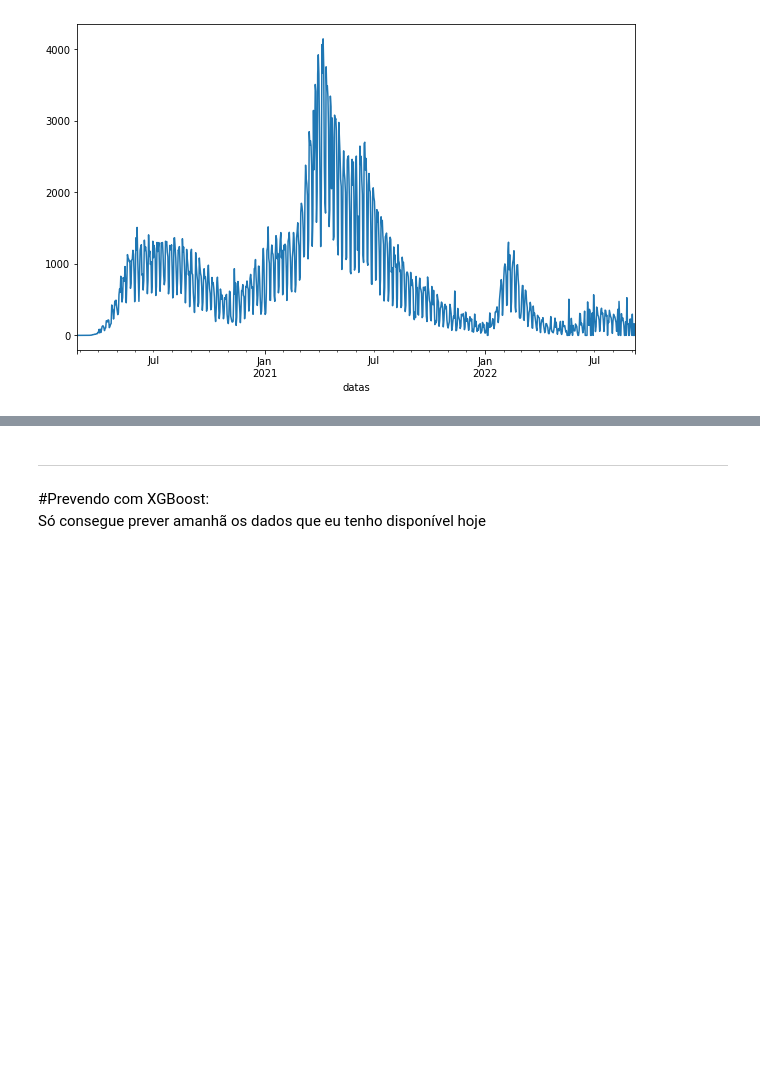
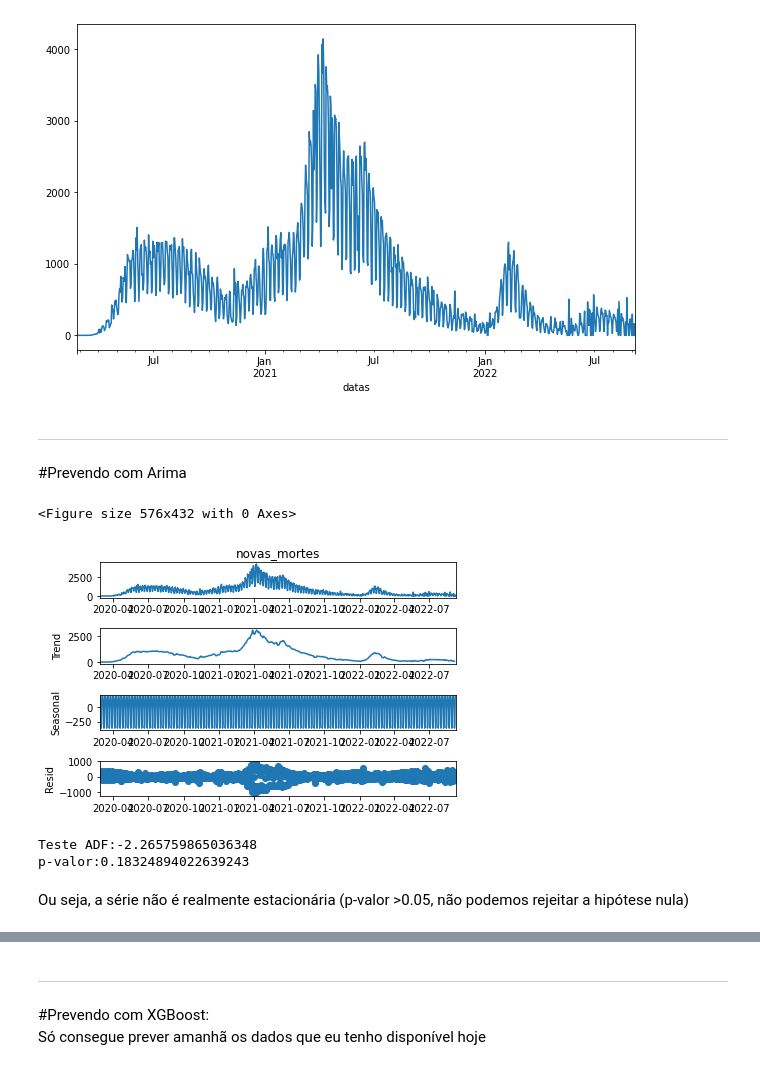
Before and after one commit to joseforneiro/DadosCovid19, a Jupyter notebook: Trabalho_LabVI_1.ipynb, the cells around one changed output, grey strips where cells are left out. Cells and saved outputs as stored; diff of their text form; code cells hidden in the pictures; blank space fills up the shorter version.

```diff
--- a/Trabalho_LabVI_1.ipynb
+++ b/Trabalho_LabVI_1.ipynb
@@ -318,3 +318,39 @@ datatotal['novas_mortes'].plot(figsize=(10,6))
 # %% [output]
 <matplotlib.axes._subplots.AxesSubplot at 0x...>
 [figure]
+# %% [markdown]
+
+
+---
+
+
+#Prevendo com Arima
+# %%
+# Primeiro, vamos decompor a série pra avaliar tendência
+# Sazonalidade e resíduo
+from statsmodels.tsa.seasonal import seasonal_decompose
+
+resultado = seasonal_decompose(datatotal['novas_mortes'])
+
+fig = plt.figure(figsize=(8, 6))
+fig = resultado.plot()
+# %% [output]
+<Figure size 576x432 with 0 Axes>
+[figure, added]
+# %%
+# Teste de estacionariedade.
+# A hipótese nula é que a série não é estacionária
+# Ou seja, se o p-valor for menor que 0,05, rejeitamos
+# que a série não é estacionária. Caso seja maior, não podemos
+# descartar que a série não é estacionária
+from statsmodels.tsa.stattools import adfuller
+
+result=adfuller(datatotal['novas_mortes'].dropna())
+print(f'Teste ADF:{result[0]}')
+print(f'p-valor:{result[1]}')
+# %% [output]
+Teste ADF:-2.265759865036348
+p-valor:0.18324894022639243
+# %% [markdown]
+
+Ou seja, a série não é realmente estacionária (p-valor >0.05, não podemos rejeitar a hipótese nula)
```
Also changed, not shown: parts of 13 cells of this notebook.
